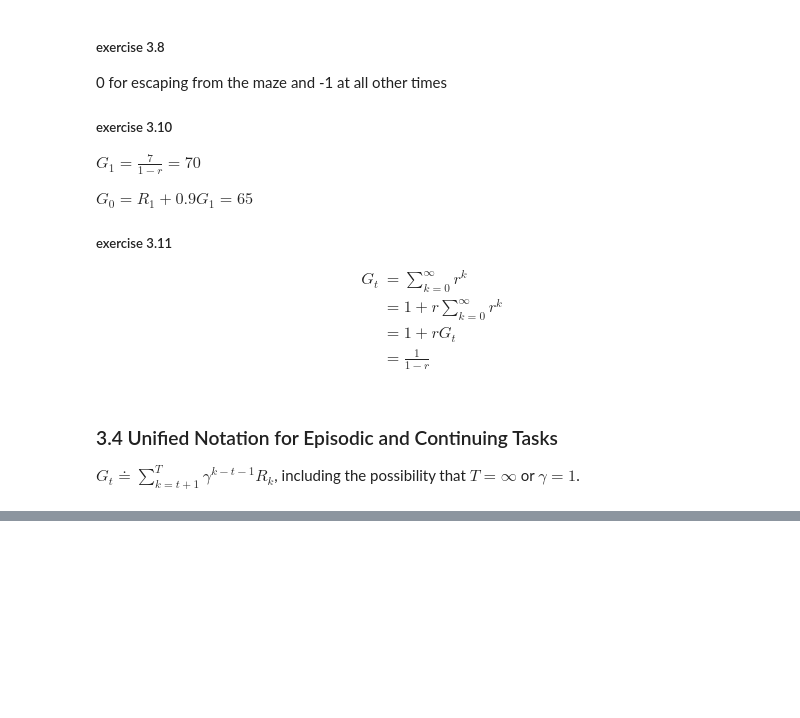
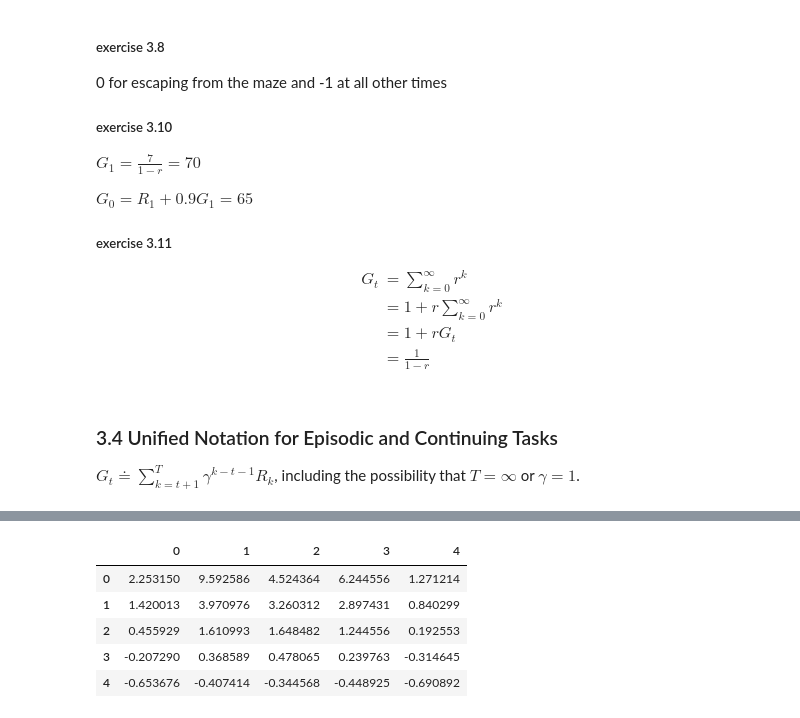
Before and after one commit to facaiy/book_notes, a Jupyter notebook: Reinforcement_Learing_An_Introduction/Finite_Markov_Decision_Processes/note.ipynb, the cells around one changed output, grey strips where cells are left out. Cells and saved outputs as stored; diff of their text form; code cells hidden in the pictures; blank space fills up the shorter version.

```diff
--- a/Reinforcement_Learing_An_Introduction/Finite_Markov_Decision_Processes/note.ipynb
+++ b/Reinforcement_Learing_An_Introduction/Finite_Markov_Decision_Processes/note.ipynb
@@ -121,0 +130,29 @@ $G_t \doteq \sum_{k=t+1}^T \gamma^{k-t-1} R_k$, including the possibility that $
+# %%
+# Example 3.5
+from scipy.signal import convolve2d
+
+reward_matrix = np.zeros((5, 5))
+# kernel
+kernel = np.array([[0, 1, 0],
+                   [1, 0, 1],
+                   [0, 1, 0]])
+
+iteration_nums = 100
+
+for _ in range(iteration_nums):
+    reward = convolve2d(reward_matrix, kernel, mode='same', boundary='fill', fillvalue=-1)
+    reward /= 4.0
+    # A -> A'
+    reward[0, 1] = 10 + reward[-1, 1]
+    # B -> B'
+    reward[0, -2] = 5 + reward[2, -2]
+    reward_matrix = reward
+
+pd.DataFrame(reward_matrix)
+# %% [output]
+|  | 0 | 1 | 2 | 3 | 4 |
+| 0 | 2.253150 | 9.592586 | 4.524364 | 6.244556 | 1.271214 |
+| 1 | 1.420013 | 3.970976 | 3.260312 | 2.897431 | 0.840299 |
+| 2 | 0.455929 | 1.610993 | 1.648482 | 1.244556 | 0.192553 |
+| 3 | -0.207290 | 0.368589 | 0.478065 | 0.239763 | -0.314645 |
+| 4 | -0.653676 | -0.407414 | -0.344568 | -0.448925 | -0.690892 |
```
Also changed, not shown: parts of 4 cells of this notebook.
